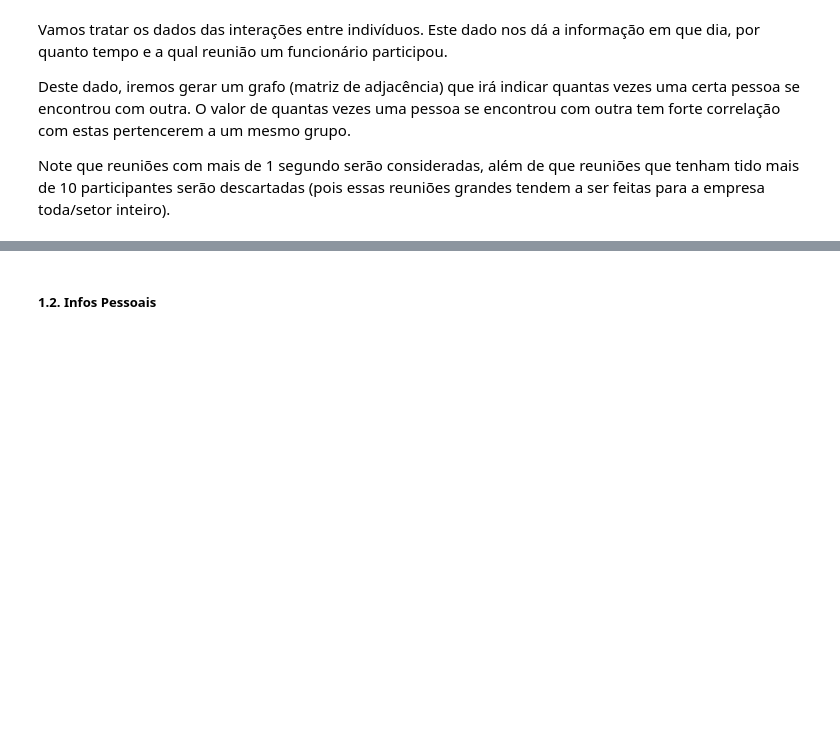
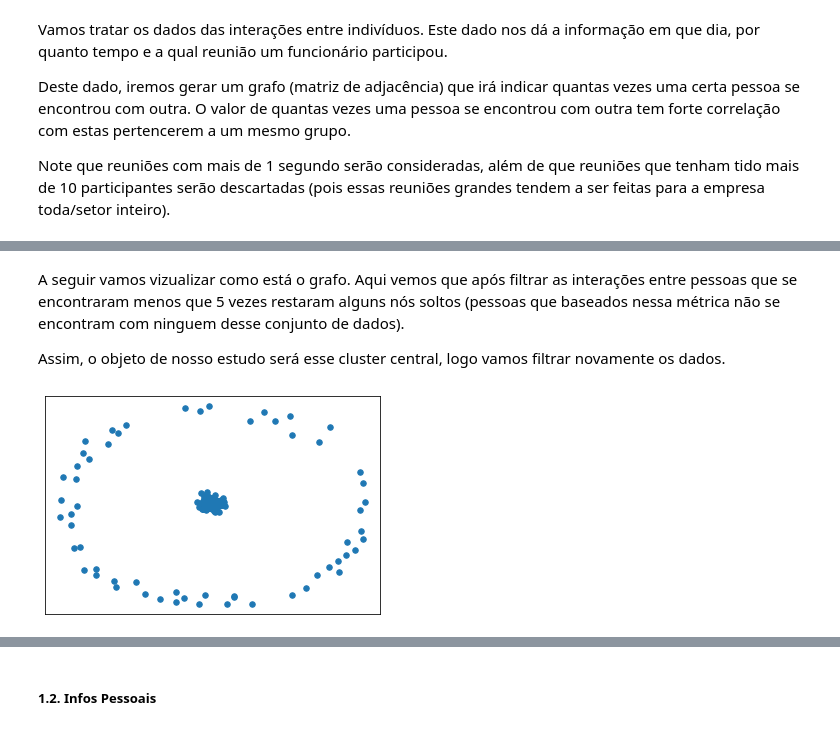
Before and after one commit to vinciusb/TP3-ML, a Jupyter notebook: tp.ipynb, the cells around one changed output, grey strips where cells are left out. Cells and saved outputs as stored; diff of their text form; code cells hidden in the pictures; blank space fills up the shorter version.

```diff
--- a/tp.ipynb
+++ b/tp.ipynb
@@ -75,0 +79,42 @@ TypeError: find_cliques() missing 1 required positional argument: 'G'
+# %%
+import networkx as nx
+import matplotlib.pyplot as plt
+
+def generate_graph(df):
+    grouped_df = df.groupby(['Data', 'Nome da Reuni╞o'])
+    G = nx.Graph()
+
+    # Para cada reunião registrada
+    for (date,name), people in grouped_df:
+        n_people = people.shape[0]
+
+        # Cria uma aresta (ou aumenta o peso de aresta existente) entre cada uma das pessoas que participaram dessa reunião
+        for i in range(n_people):
+            _from = int(people.iloc[i]['Matricula'])
+            for j in range(i + 1, n_people):
+                to = int(people.iloc[j]['Matricula'])
+
+                # If the edge has already been created
+                if G.has_edge(_from, to):
+                    G[_from][to]['weight'] += 1
+                # Initialize an edge
+                else:
+                    G.add_edge(_from, to, weight= 1)
+
+    to_remove = [(u,v) for u, v, w in G.edges(data=True) if w['weight'] < 5]
+    G.remove_edges_from(to_remove)
+
+    #
+    return G
+
+interacoes_g = generate_graph(interacoes_lt_10)
+# %% [markdown]
+A seguir vamos vizualizar como está o grafo. Aqui vemos que após filtrar as interações entre pessoas que se encontraram menos que 5 vezes restaram alguns nós soltos (pessoas que baseados nessa métrica não se encontram com ninguem desse conjunto de dados).
+
+Assim, o objeto de nosso estudo será esse cluster central, logo vamos filtrar novamente os dados.
+# %%
+# Apenas um esquematico do grafo completo
+nx.draw_networkx(interacoes_g, with_labels=False, node_size=30, edge_color='r')
+plt.show()
+# %% [output]
+[figure, added]
```
Also changed, not shown: parts of 11 cells of this notebook.
